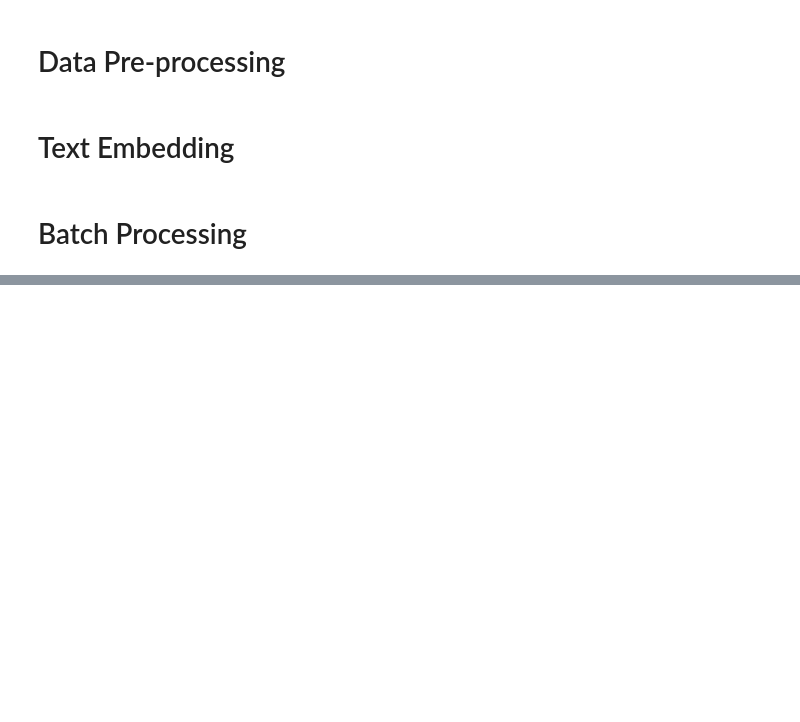
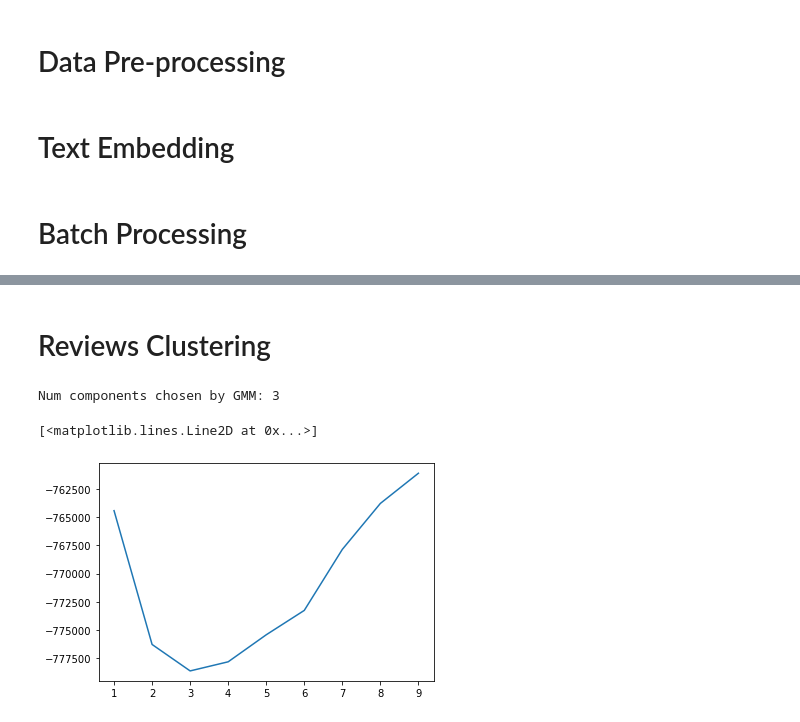
Before and after one commit to emily-mai/Umamics, a Jupyter notebook: CS105_Project.ipynb, the cells around one changed output, grey strips where cells are left out. Saved outputs shown, nothing was run; the diff lists cells and outputs as text; code cells hidden in the pictures; blank space fills up the shorter version.

```diff
--- a/CS105_Project.ipynb
+++ b/CS105_Project.ipynb
@@ -88,0 +89,2 @@ WARNING:tensorflow:9 out of the last 9 calls to <function recreate_function.<loc
+# %% [markdown]
+# Reviews Clustering
@@ -88,0 +147,13 @@ WARNING:tensorflow:9 out of the last 9 calls to <function recreate_function.<loc
+# %%
+# load data for one business
+data = pd.read_pickle("data/data.pkl")
+data = data[data["business_id"] == "bZiIIUcpgxh8mpKMDhdqbA"]
+X = np.array(data["embedding"].tolist())
+
+# run once to get best model
+best_gmm, bic = gmm_model_selection(10, X)
+plt.plot(np.arange(1,10), bic)
+# %% [output]
+Num components chosen by GMM: 3
+[<matplotlib.lines.Line2D at 0x...>]
+[figure, added]
```
Also changed, not shown: parts of 5 cells of this notebook.
